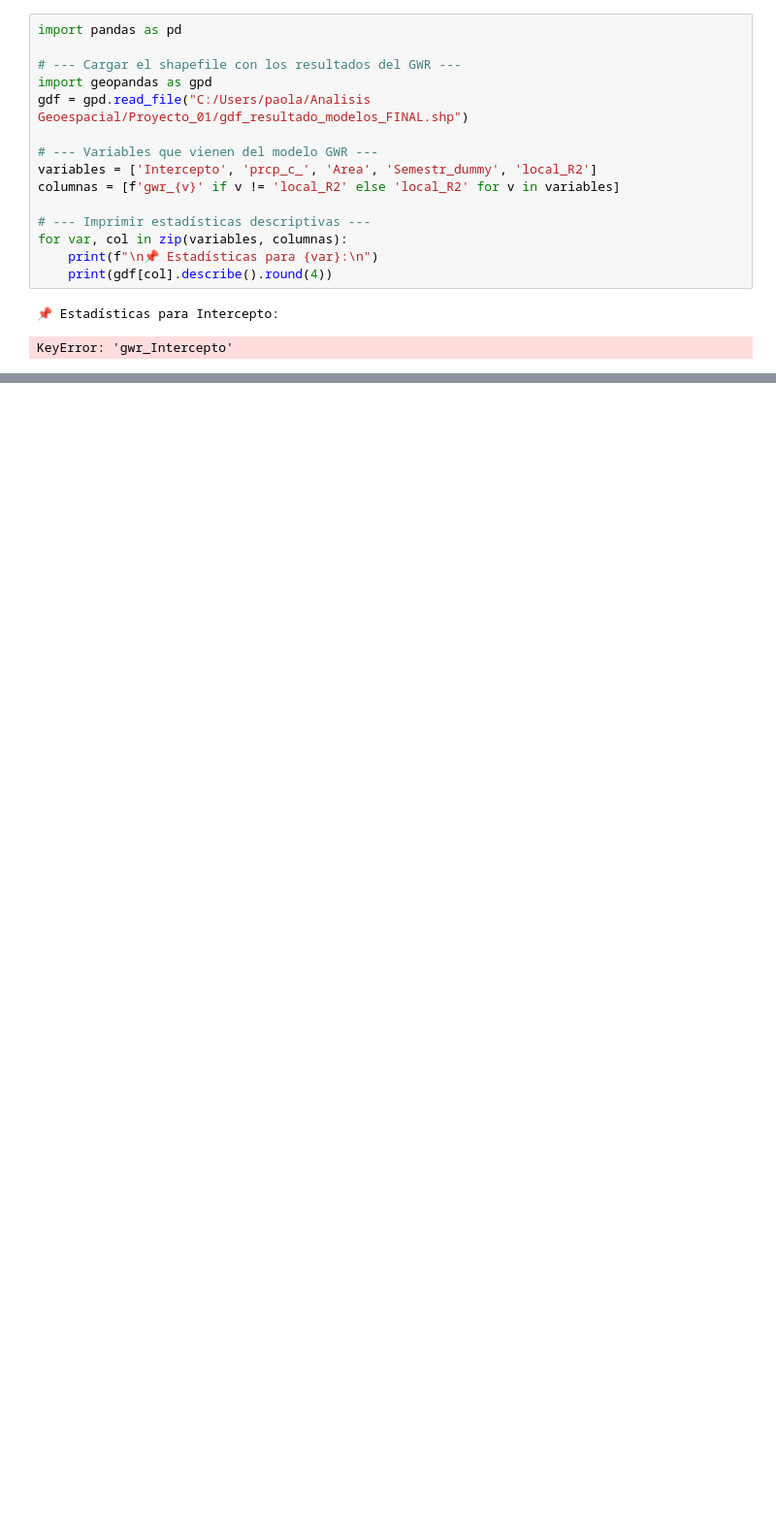
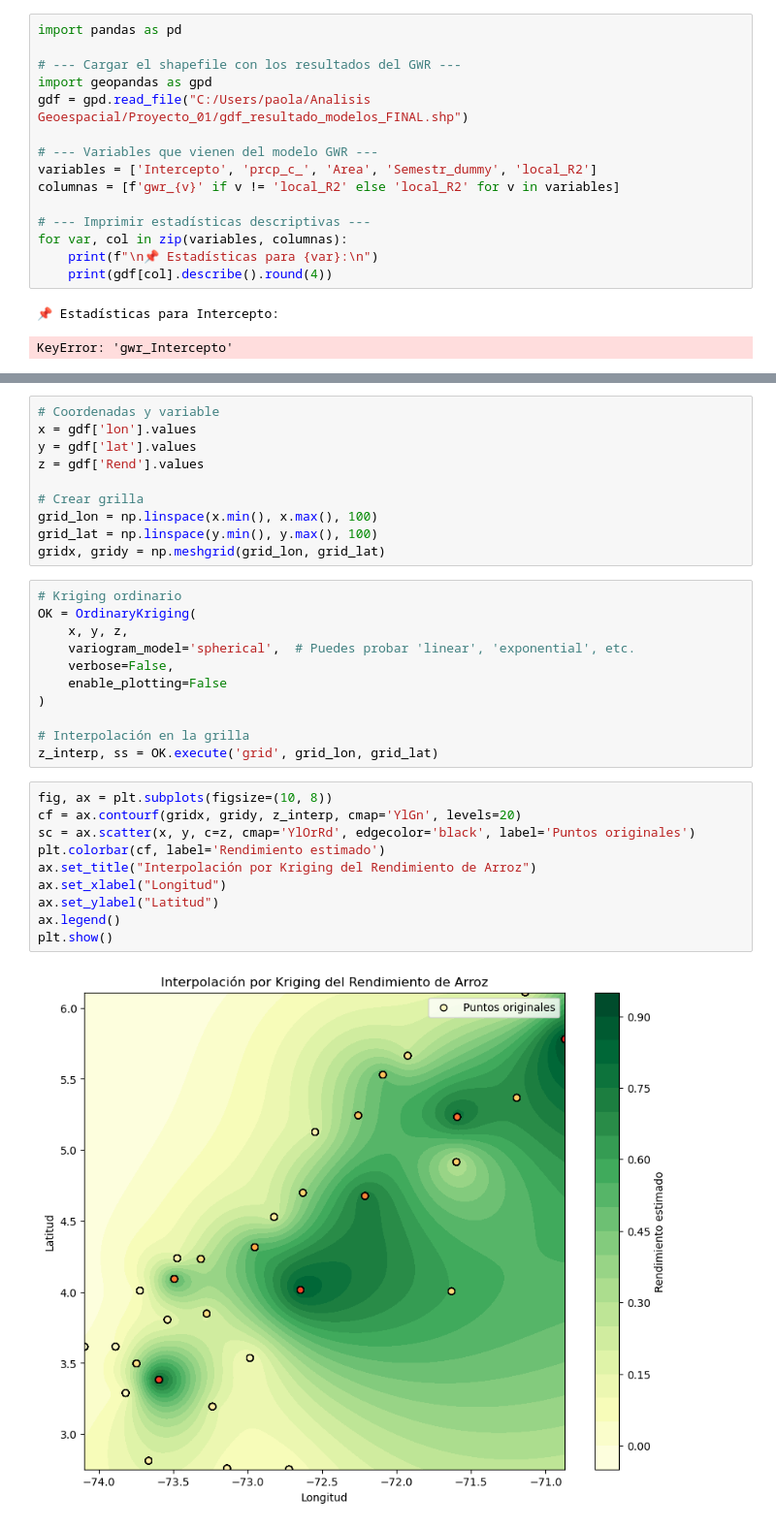
Before and after one commit to Pruizf0310/AnalisisGeoE, a Jupyter notebook: Trabajo_Final/Resumen_final.ipynb, the cells around one changed output, grey strips where cells are left out. Shown at 97% size. Drawn from its saved outputs; the diff is of its cells as text; blank space fills up the shorter version.

```diff
--- a/Trabajo_Final/Resumen_final.ipynb
+++ b/Trabajo_Final/Resumen_final.ipynb
@@ -1757,0 +1853,33 @@ KeyError: 'gwr_Intercepto'
+# %%
+# Coordenadas y variable
+x = gdf['lon'].values
+y = gdf['lat'].values
+z = gdf['Rend'].values
+
+# Crear grilla
+grid_lon = np.linspace(x.min(), x.max(), 100)
+grid_lat = np.linspace(y.min(), y.max(), 100)
+gridx, gridy = np.meshgrid(grid_lon, grid_lat)
+# %%
+# Kriging ordinario
+OK = OrdinaryKriging(
+    x, y, z,
+    variogram_model='spherical',  # Puedes probar 'linear', 'exponential', etc.
+    verbose=False,
+    enable_plotting=False
+)
+
+# Interpolación en la grilla
+z_interp, ss = OK.execute('grid', grid_lon, grid_lat)
+# %%
+fig, ax = plt.subplots(figsize=(10, 8))
+cf = ax.contourf(gridx, gridy, z_interp, cmap='YlGn', levels=20)
+sc = ax.scatter(x, y, c=z, cmap='YlOrRd', edgecolor='black', label='Puntos originales')
+plt.colorbar(cf, label='Rendimiento estimado')
+ax.set_title("Interpolación por Kriging del Rendimiento de Arroz")
+ax.set_xlabel("Longitud")
+ax.set_ylabel("Latitud")
+ax.legend()
+plt.show()
+# %% [output]
+[figure, added]
```
Also changed, not shown: parts of 13 cells of this notebook, 29 other files.
